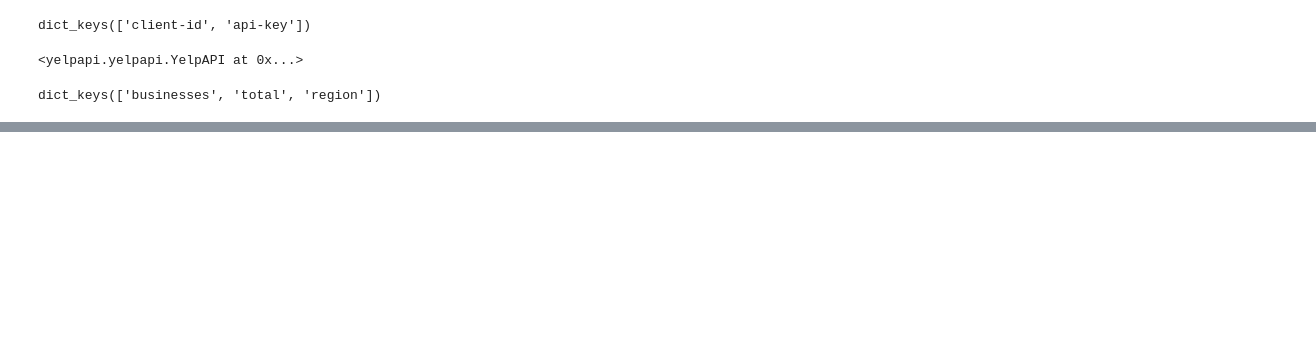
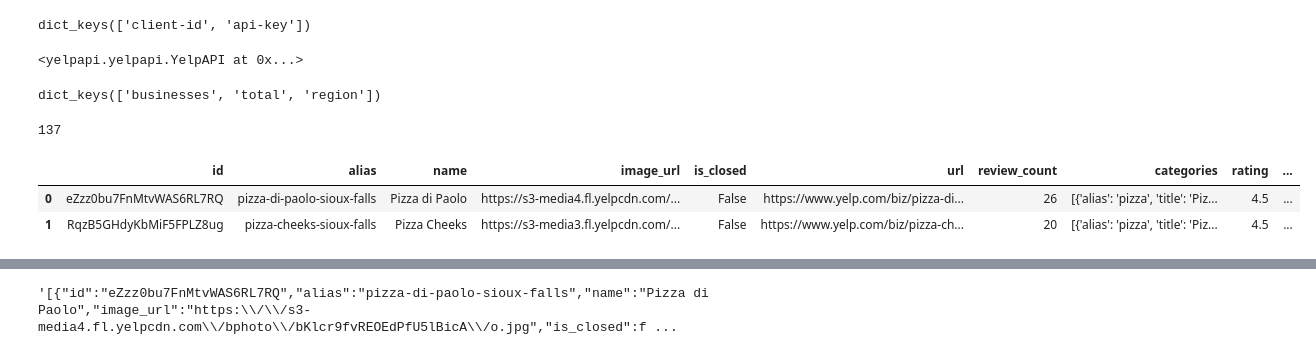
Before and after one commit to JFaberSFSD/Yelp_API, a Jupyter notebook: Yelp_API_Practice.ipynb, the cells around one changed output, grey strips where cells are left out. Drawn from its saved outputs; the diff is of its cells as text; code cells hidden in the pictures; blank space fills up the shorter version.

```diff
--- a/Yelp_API_Practice.ipynb
+++ b/Yelp_API_Practice.ipynb
@@ -21,0 +24,19 @@ dict_keys(['businesses', 'total', 'region'])
+# %%
+pizza_time = yelp_api.search_query(location='Sioux Falls, SD', term='pizza')
+
+pizza_time['total']
+# %% [output]
+137
+# %%
+pizza_time_next20 = yelp_api.search_query(location='Sioux Falls, SD', term='pizza', offset = 20)
+# %%
+pizza_time = pd.DataFrame(pizza_time['businesses'])
+pizza_time_next20 = pd.DataFrame(pizza_time_next20['businesses'])
+
+all_pizza = pd.concat([pizza_time, pizza_time_next20],ignore_index=True)
+
+display(all_pizza.head(2), all_pizza.tail(2))
+# %% [output]
+|  | id | alias | name | image_url | is_closed | url | review_count | categories | rating | ... |
+| 0 | eZzz0bu7FnMtvWAS6RL7RQ | pizza-di-paolo-sioux-falls | Pizza di Paolo | https://s3-media4.fl.yelpcdn.com/... | False | https://www.yelp.com/biz/pizza-di... | 26 | [{'alias': 'pizza', 'title': 'Piz... | 4.5 | ... |
+| 1 | RqzB5GHdyKbMiF5FPLZ8ug | pizza-cheeks-sioux-falls | Pizza Cheeks | https://s3-media3.fl.yelpcdn.com/... | False | https://www.yelp.com/biz/pizza-ch... | 20 | [{'alias': 'pizza', 'title': 'Piz... | 4.5 | ... |
@@ -21,0 +46,4 @@ dict_keys(['businesses', 'total', 'region'])
+# %%
+all_pizza.to_json(orient='records')
+# %% [output]
+'[{"id":"eZzz0bu7FnMtvWAS6RL7RQ","alias":"pizza-di-paolo-sioux-falls","name":"Pizza di Paolo","image_url":"https:\\/\\/s3-media4.fl.yelpcdn.com\\/bphoto\\/bKlcr9fvREOEdPfU5lBicA\\/o.jpg","is_closed":f ...
```
Also changed, not shown: parts of 2 cells of this notebook.
